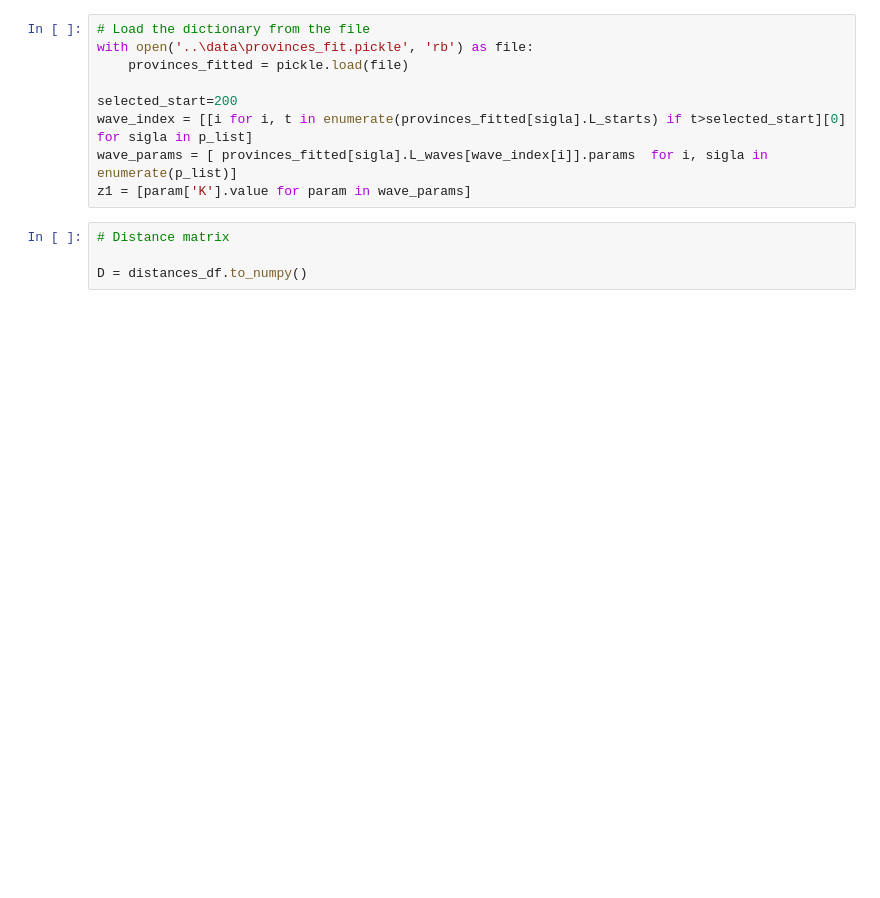
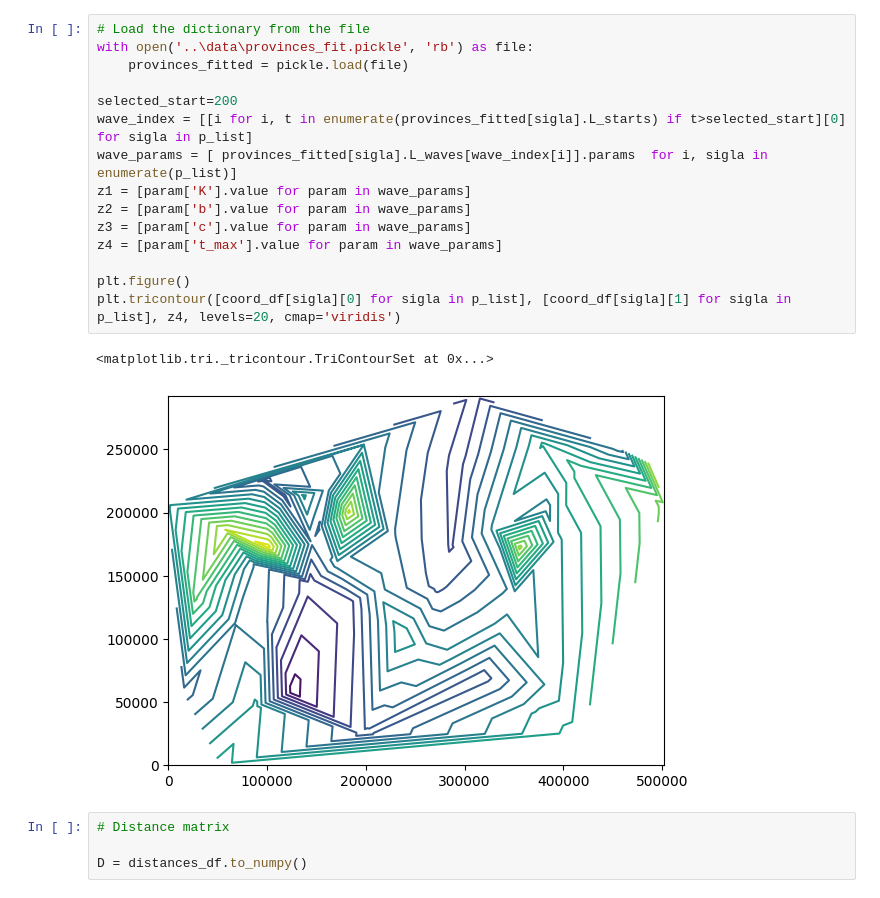
Before and after one commit to Adrianominora/Wave, a Jupyter notebook: script/Kriging.ipynb, the cells around one changed output. Cells and saved outputs as stored; diff of their text form; blank space fills up the shorter version.

```diff
--- a/script/Kriging.ipynb
+++ b/script/Kriging.ipynb
@@ -28,12 +28,21 @@ with open('..\data\distances_df.pickle', 'rb') as file:
 # %%
 # Load the dictionary from the file
 with open('..\data\provinces_fit.pickle', 'rb') as file:
     provinces_fitted = pickle.load(file)
 
 selected_start=200
 wave_index = [[i for i, t in enumerate(provinces_fitted[sigla].L_starts) if t>selected_start][0] for sigla in p_list]
 wave_params = [ provinces_fitted[sigla].L_waves[wave_index[i]].params  for i, sigla in enumerate(p_list)]
 z1 = [param['K'].value for param in wave_params]
+z2 = [param['b'].value for param in wave_params]
+z3 = [param['c'].value for param in wave_params]
+z4 = [param['t_max'].value for param in wave_params]
+
+plt.figure()
+plt.tricontour([coord_df[sigla][0] for sigla in p_list], [coord_df[sigla][1] for sigla in p_list], z4, levels=20, cmap='viridis')
+# %% [output]
+<matplotlib.tri._tricontour.TriContourSet at 0x...>
+[figure, added]
 # %%
 # Distance matrix
 
```
Also changed, not shown: parts of 15 cells of this notebook, 11 other files.
